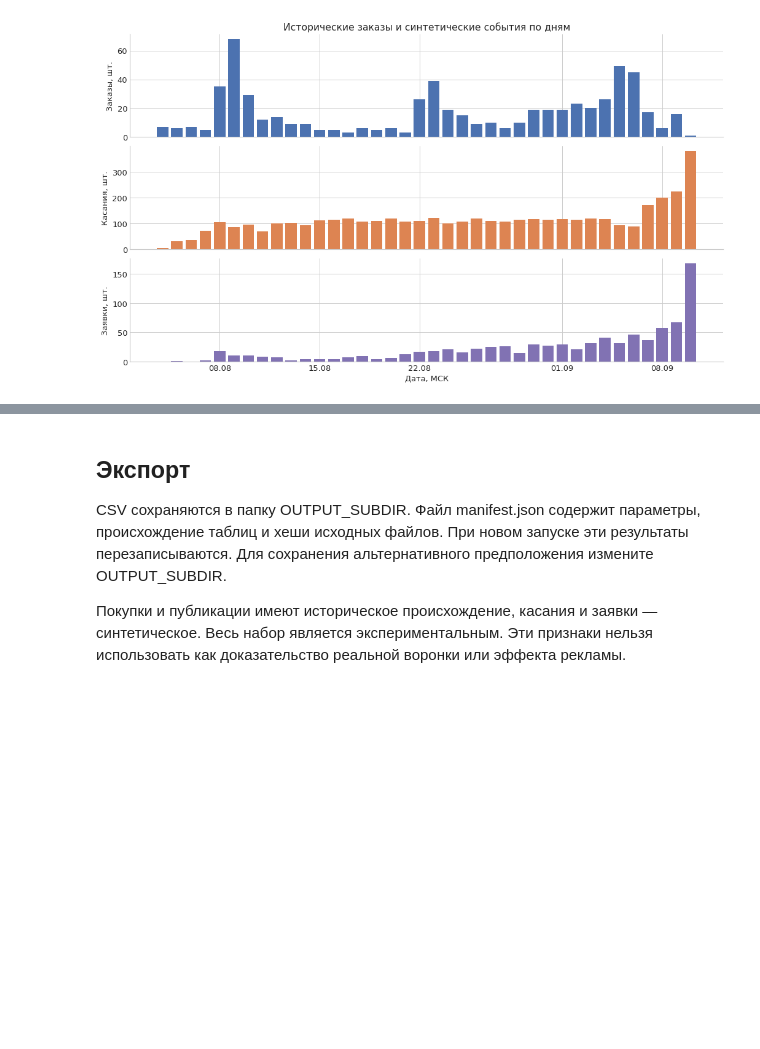
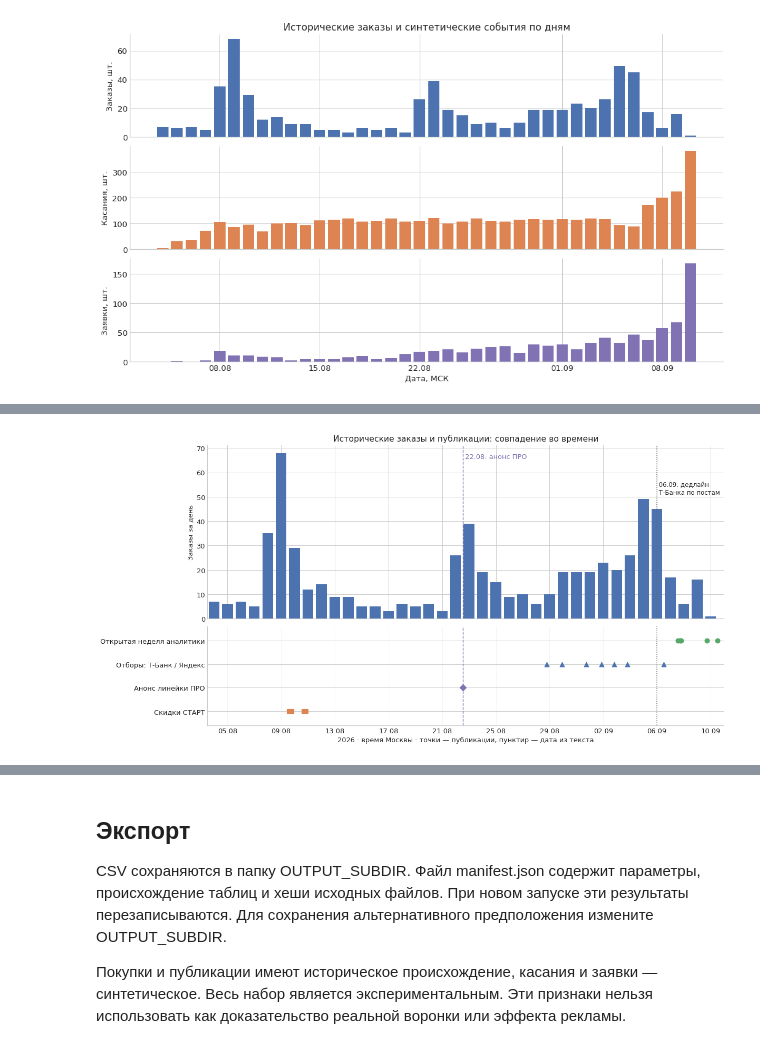
Before and after one commit to valentinesvev/marketing_attribution_system, a Jupyter notebook: notebooks/history_enrichment.ipynb, the cells around one changed output, grey strips where cells are left out. Drawn from its saved outputs; the diff is of its cells as text; code cells hidden in the pictures; blank space fills up the shorter version.

Commit message:
Inspect historical announcements alongside daily orders and PRO course sales

```diff
--- a/notebooks/history_enrichment.ipynb
+++ b/notebooks/history_enrichment.ipynb
@@ -425,0 +436,82 @@ save_chart(fig,'05_calendar')
+# %%
+# Явные аналитические группы публикаций; исходная классификация не меняется.
+PRO_COURSES = ['Аналитика про', 'ML про', 'Backend про', 'Алгоритмы про', 'AI агенты']
+ANNOUNCEMENT_GROUPS = {
+    'Скидки СТАРТ': [1836, 1837, 1838, 1840],
+    'Анонс линейки ПРО': [1859],
+    'Отборы: Т-Банк / Яндекс': [1870, 1872, 1875, 1876, 1877, 1878, 1880],
+    'Открытая неделя аналитики': [1887, 1892, 1893, 1897, 1898],
+}
+assert set(PRO_COURSES) <= set(sales.course.unique())
+post_lookup = posts.set_index('post_id')
+assert post_lookup.index.is_unique
+review_rows = []
+for group, ids in ANNOUNCEMENT_GROUPS.items():
+    assert set(ids) <= set(post_lookup.index)
+    for post_id in ids:
+        r = post_lookup.loc[post_id]
+        review_rows.append({'post_id': post_id, 'publication_time': r.publication_time,
+                           'plot_group': group, 'original_category': r.post_type,
+                           'original_product': r['product'], 'text': r.post_text})
+announcement_review = pd.DataFrame(review_rows).sort_values('publication_time')
+display(announcement_review.drop(columns='text'))
+announcement_review.to_csv(OUTPUT / '06_announcement_review.csv', index=False)
+# Границы календаря совпадают с доступной историей покупок.
+calendar = pd.date_range(observation_start, observation_end, inclusive='left', freq='D')
+order_daily = orders.groupby(orders.timestamp.dt.normalize()).size().reindex(calendar, fill_value=0)
+course_daily = pd.DataFrame({course: sales.loc[sales.course.eq(course)].groupby(
+    sales.loc[sales.course.eq(course), 'timestamp'].dt.normalize()).size().reindex(calendar, fill_value=0)
+    for course in PRO_COURSES})
+assert order_daily.sum() == len(orders)
+assert course_daily.to_numpy().sum() == sales.course.isin(PRO_COURSES).sum()
+launch_time = post_lookup.loc[1859, 'publication_time']
+launch_counts = pd.DataFrame({
+    'Курс': PRO_COURSES,
+    'До поста (вся доступная история)': [int((sales.course.eq(c) & sales.timestamp.lt(launch_time)).sum()) for c in PRO_COURSES],
+    'После поста (вся доступная история)': [int((sales.course.eq(c) & sales.timestamp.ge(launch_time)).sum()) for c in PRO_COURSES],
+})
+display(launch_counts)
+launch_counts.to_csv(OUTPUT / '07_launch_counts.csv', index=False)
+order_daily.rename('orders').to_csv(OUTPUT / '06_historical_orders_daily.csv', index_label='date')
+course_daily.to_csv(OUTPUT / '07_pro_courses_daily.csv', index_label='date')
+
+colors = ['#DD8452', '#8172B3', '#4C72B0', '#55A868']
+fig, axes = plt.subplots(2, 1, figsize=(14, 7), sharex=True,
+                         gridspec_kw={'height_ratios': [3, 1.7]}, layout='constrained')
+axes[0].bar(calendar, order_daily, width=.8, color='#4C72B0')
+axes[0].set(title='Исторические заказы и публикации: совпадение во времени', ylabel='Заказы за день')
+for y, ((group, ids), color) in enumerate(zip(ANNOUNCEMENT_GROUPS.items(), colors)):
+    times = post_lookup.loc[ids, 'publication_time']
+    axes[1].scatter(times, [y]*len(times), color=color, s=55, marker=['s','D','^','o'][y])
+axes[1].set_yticks(range(4), list(ANNOUNCEMENT_GROUPS))
+axes[1].set_ylim(-.6, 3.6)
+axes[1].grid(axis='x', alpha=.2)
+for ax in axes:
+    ax.axvline(launch_time, color=colors[1], ls='--', lw=1.2)
+    ax.axvline(pd.Timestamp('2026-09-06', tz=TIMEZONE), color='#666666', ls=':', lw=1.3)
+    ax.set_xlim(calendar[0]-pd.Timedelta(hours=12), observation_end)
+axes[0].text(launch_time, axes[0].get_ylim()[1]*.95, ' 22.08: анонс ПРО', color=colors[1], va='top')
+axes[0].text(pd.Timestamp('2026-09-06', tz=TIMEZONE), axes[0].get_ylim()[1]*.79,
+             ' 06.09: дедлайн\n Т-Банка по постам', fontsize=10, va='top')
+axes[1].xaxis.set_major_locator(mdates.DayLocator(interval=4, tz=TIMEZONE))
+axes[1].xaxis.set_major_formatter(mdates.DateFormatter('%d.%m', tz=TIMEZONE))
+axes[1].set_xlabel('2026 · время Москвы · точки — публикации, пунктир — дата из текста')
+save_chart(fig, '06_historical_announcements')
+
+fig, axes = plt.subplots(5, 1, figsize=(14, 12), sharex=True, sharey=True, layout='constrained')
+for ax, course in zip(axes, PRO_COURSES):
+    ax.bar(calendar, course_daily[course], color='#4C72B0', width=.8)
+    ax.axvline(launch_time, color='#8172B3', ls='--', label='22.08: анонс пяти направлений')
+    ax.axvspan(pd.Timestamp('2026-08-28', tz=TIMEZONE), pd.Timestamp('2026-09-07', tz=TIMEZONE),
+               color='#DD8452', alpha=.13, label='28.08–06.09: посты об отборах и дедлайне')
+    ax.set_title(course, loc='left', fontsize=12)
+    ax.set_ylabel('Позиции / день')
+    ax.set_xlim(calendar[0]-pd.Timedelta(hours=12), observation_end)
+axes[0].legend(loc='upper left', fontsize=9)
+axes[0].set_title('Пять направлений из анонса ПРО · Аналитика про', loc='left')
+axes[-1].xaxis.set_major_locator(mdates.DayLocator(interval=4, tz=TIMEZONE))
+axes[-1].xaxis.set_major_formatter(mdates.DateFormatter('%d.%m', tz=TIMEZONE))
+axes[-1].set_xlabel('2026 · окно выделено по публикациям, это не оценка эффекта рекламы или события')
+save_chart(fig, '07_pro_courses_announcements')
+print('Пики заказов:', order_daily.sort_values(ascending=False).head(5).to_string())
+# %% [output]
@@ -425,0 +547 @@ save_chart(fig,'05_calendar')
+[figure, added]
```
Also changed, not shown: parts of 3 cells of this notebook, 6 other files.
